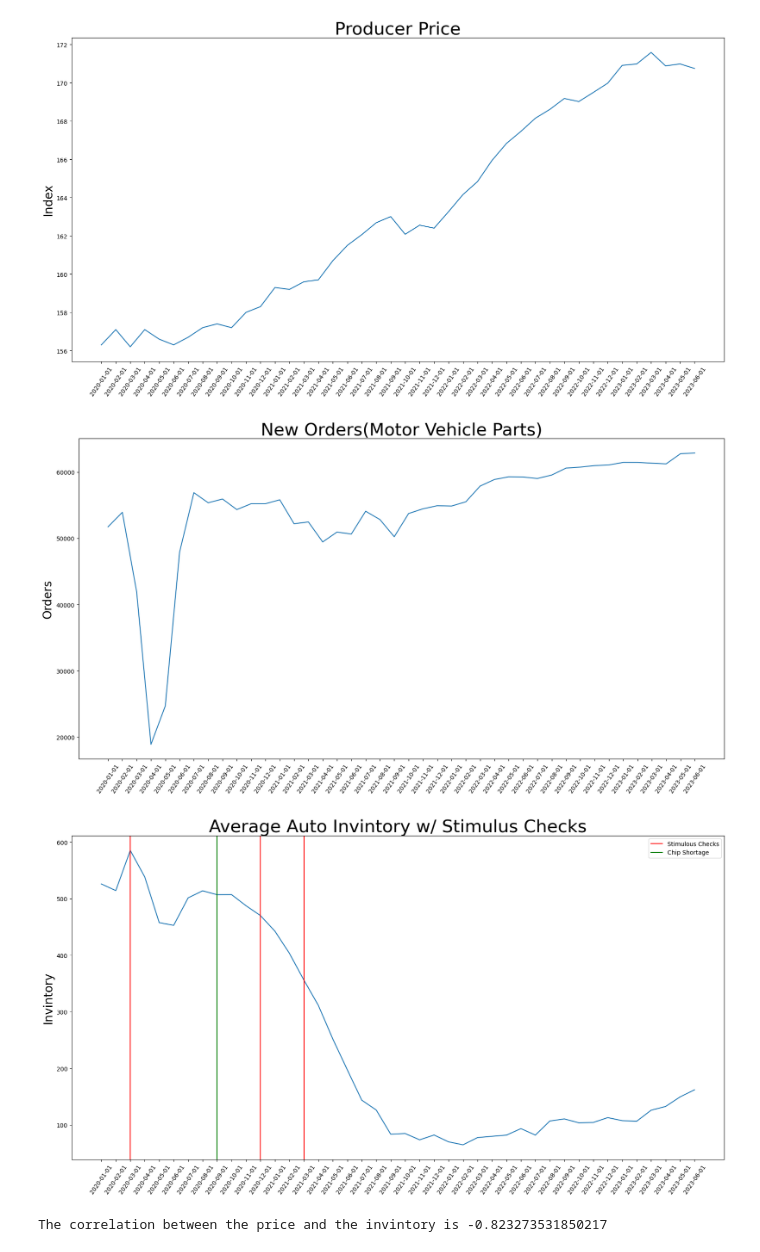
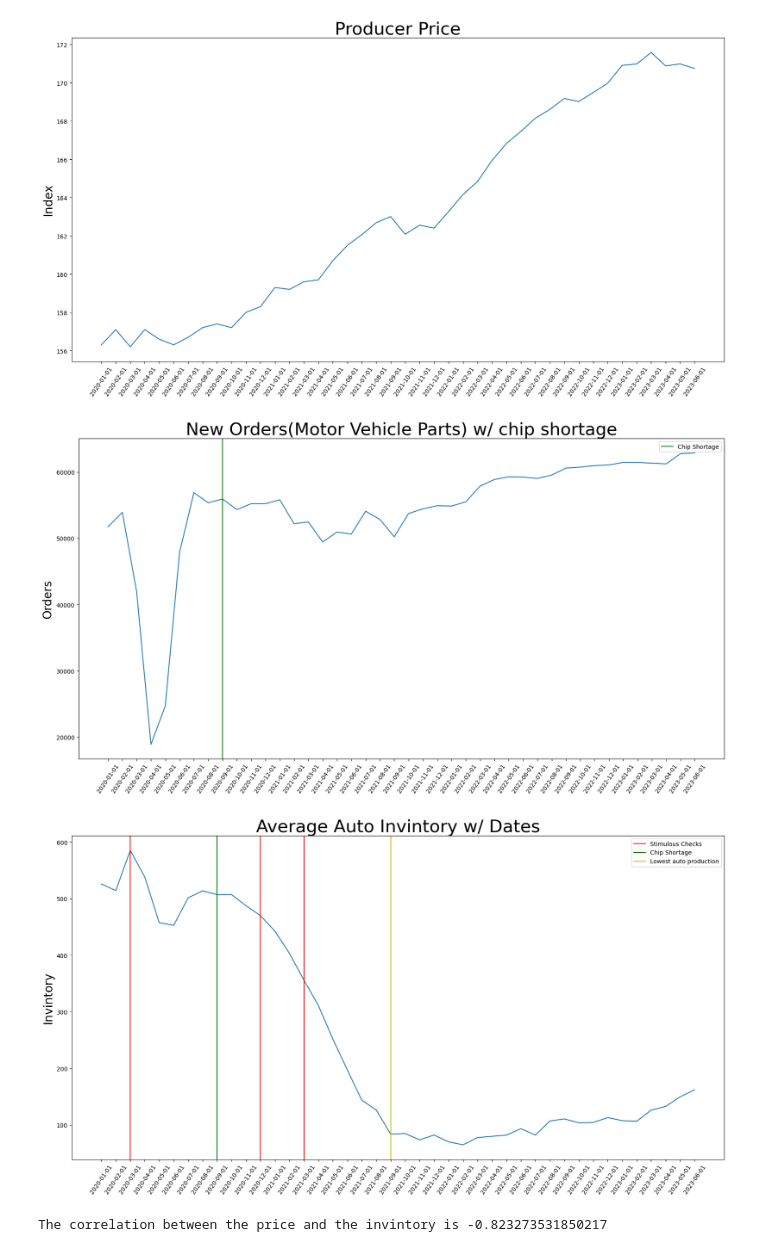
Before and after one commit to T800-101A/Impact_Vehicule_COVID-19, a Jupyter notebook: Graphs(Dustin).ipynb, the cells around one changed output. Cells and saved outputs as stored; diff of their text form; code cells hidden in the pictures.

```diff
--- a/Graphs(Dustin).ipynb
+++ b/Graphs(Dustin).ipynb
@@ -20,6 +30,7 @@ def graph2(x,y,y_label,title):
     plt.axvline(x = "2020-12-01", color = 'r')
     plt.axvline(x = "2021-03-01", color = 'r')
     plt.axvline(x = "2020-09-01", color = 'g', label = 'Chip Shortage')
+    plt.axvline(x = "2021-09-01", color = 'y', label = 'Lowest auto production')
     plt.xticks(rotation = 55)
     plt.ylabel(y_label, fontsize=20)
     plt.title(title,fontsize=30)
@@ -42,13 +53,13 @@ graph1(producer_price["DATE"], producer_price["WPS1411"],"Index","Producer Price
 # %% [output]
 [figure]
 # %%
-graph1(manufacture_orders["DATE"], manufacture_orders["AMVPNO"],"Orders","New Orders(Motor Vehicle Parts)")
+graph3(manufacture_orders["DATE"], manufacture_orders["AMVPNO"],"Orders","New Orders(Motor Vehicle Parts) w/ chip shortage")
 # %% [output]
-[figure, old version]
+[figure, new version]
 # %%
-graph2(invintory["DATE"], invintory["AUINSA"],"Invintory","Average Auto Invintory w/ Stimulus Checks")
+graph2(invintory["DATE"], invintory["AUINSA"],"Invintory","Average Auto Invintory w/ Dates")
 # %% [output]
-[figure, old version]
+[figure, new version]
 # %%
 correlation_invintory_vs_price = st.pearsonr(producer_price["WPS1411"],invintory["AUINSA"])[0]
 print(f"The correlation between the price and the invintory is {correlation_invintory_vs_price}")
```
Also changed, not shown: parts of 3 cells of this notebook.
